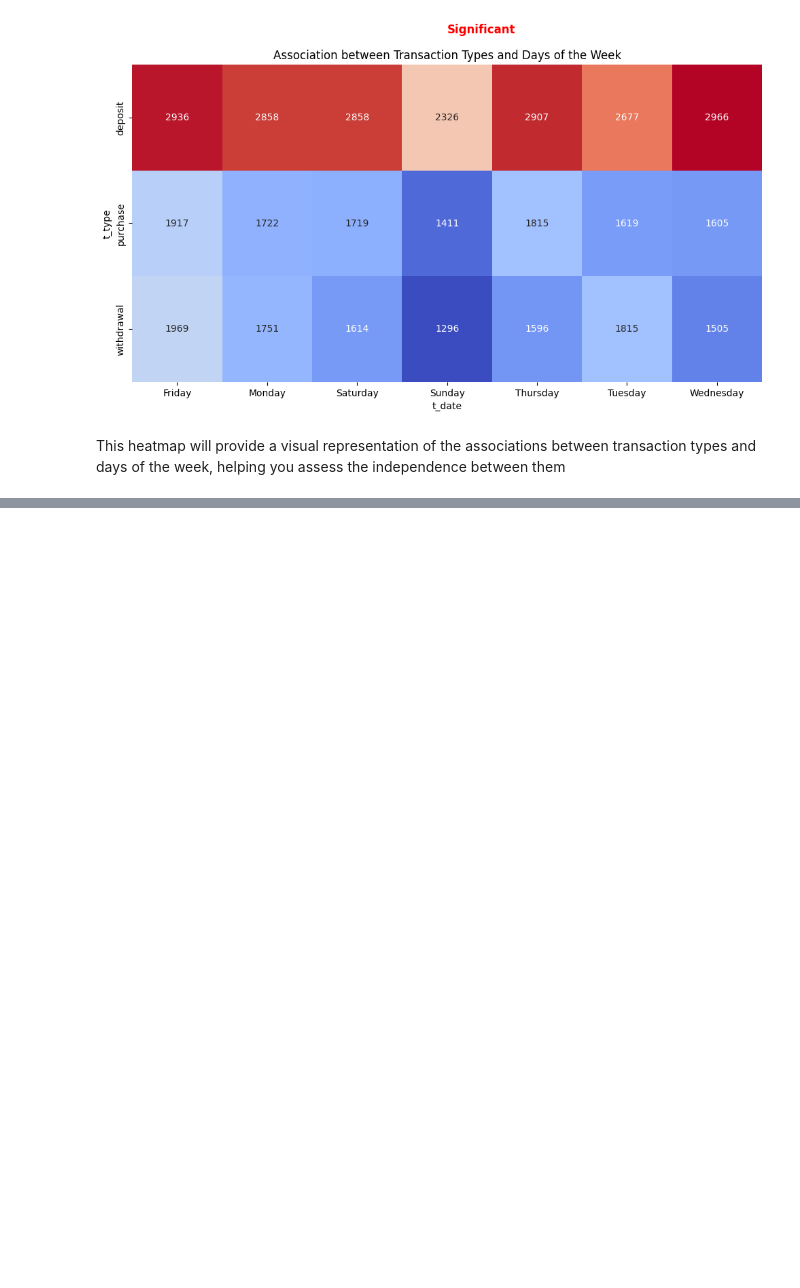
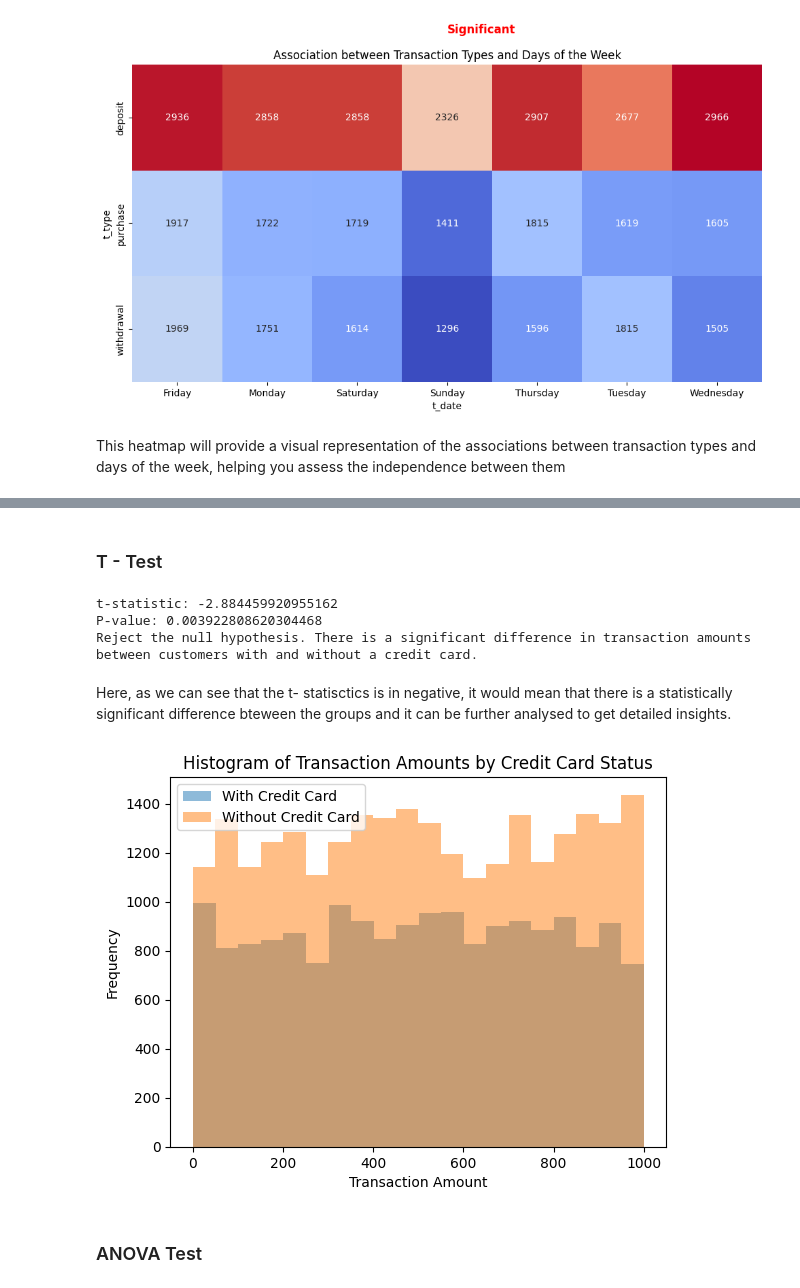
Before and after one commit to himanithakker/Analyzing-Banking-Trends-Customer-Transaction-and-Regional-impact-, a Jupyter notebook: HypothesisTesting.ipynb, the cells around one changed output, grey strips where cells are left out. Saved outputs shown, nothing was run; the diff lists cells and outputs as text; code cells hidden in the pictures; blank space fills up the shorter version.

```diff
--- a/HypothesisTesting.ipynb
+++ b/HypothesisTesting.ipynb
@@ -315,0 +335,2 @@ This heatmap will provide a visual representation of the associations between tr
+# %%
+merged_df['has_credit_card'] = merged_df['has_credit_card'].map({'Yes': 1, 'No': 0})
@@ -315,0 +367,61 @@ This heatmap will provide a visual representation of the associations between tr
+# %% [markdown]
+### T - Test
+# %%
+import pandas as pd
+import scipy.stats as stats
+
+# Assuming you have a DataFrame named banking_data with columns 'has_loan' and 'transaction_amount'
+
+# Create two groups: one with a loan and one without
+with_loan = merged_df[merged_df['has_credit_card'] == 1]['t_amt']
+without_loan = merged_df[merged_df['has_credit_card'] == 0]['t_amt']
+
+# Perform an independent t-test
+t_statistic, p_value = stats.ttest_ind(with_loan, without_loan)
+
+# Set the significance level (alpha)
+alpha = 0.05
+
+# Print the results
+print(f"t-statistic: {t_statistic}")
+print(f"P-value: {p_value}")
+
+# Check if the p-value is less than alpha to determine significance
+if p_value < alpha:
+    print("Reject the null hypothesis. There is a significant difference in transaction amounts between customers with and without a credit card.")
+else:
+    print("Fail to reject the null hypothesis. There is no significant difference in transaction amounts between the two groups.")
+# %% [output]
+t-statistic: -2.884459920955162
+P-value: 0.003922808620304468
+Reject the null hypothesis. There is a significant difference in transaction amounts between customers with and without a credit card.
+# %% [markdown]
+Here, as we can see that the t- statisctics is in negative, it would mean that there is a statistically significant difference bteween the groups and it can be further analysed to get detailed insights.
+# %%
+import pandas as pd
+import matplotlib.pyplot as plt
+
+# Assuming you have a DataFrame named banking_data with columns 'has_credit_card' and 'transaction_amount'
+
+# Create two groups: one with a credit card and one without
+with_credit_card = merged_df[merged_df['has_credit_card'] == 1]['t_amt']
+without_credit_card = merged_df[merged_df['has_credit_card'] == 0]['t_amt']
+
+# Create histograms for each group
+plt.hist(with_credit_card, alpha=0.5, label='With Credit Card', bins=20)
+plt.hist(without_credit_card, alpha=0.5, label='Without Credit Card', bins=20)
+
+# Set labels and title
+plt.xlabel('Transaction Amount')
+plt.ylabel('Frequency')
+plt.title('Histogram of Transaction Amounts by Credit Card Status')
+
+# Add a legend
+plt.legend()
+
+# Show the plot
+plt.show()
+# %% [output]
+[figure, added]
+# %% [markdown]
+### ANOVA Test
```
Also changed, not shown: parts of 11 cells of this notebook.
